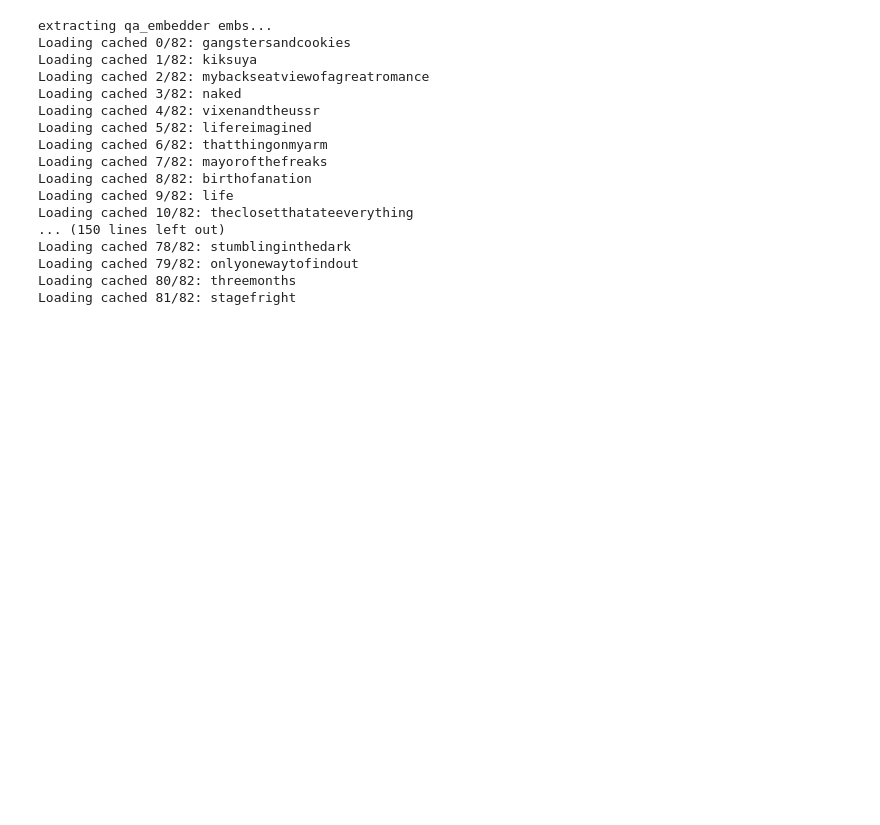
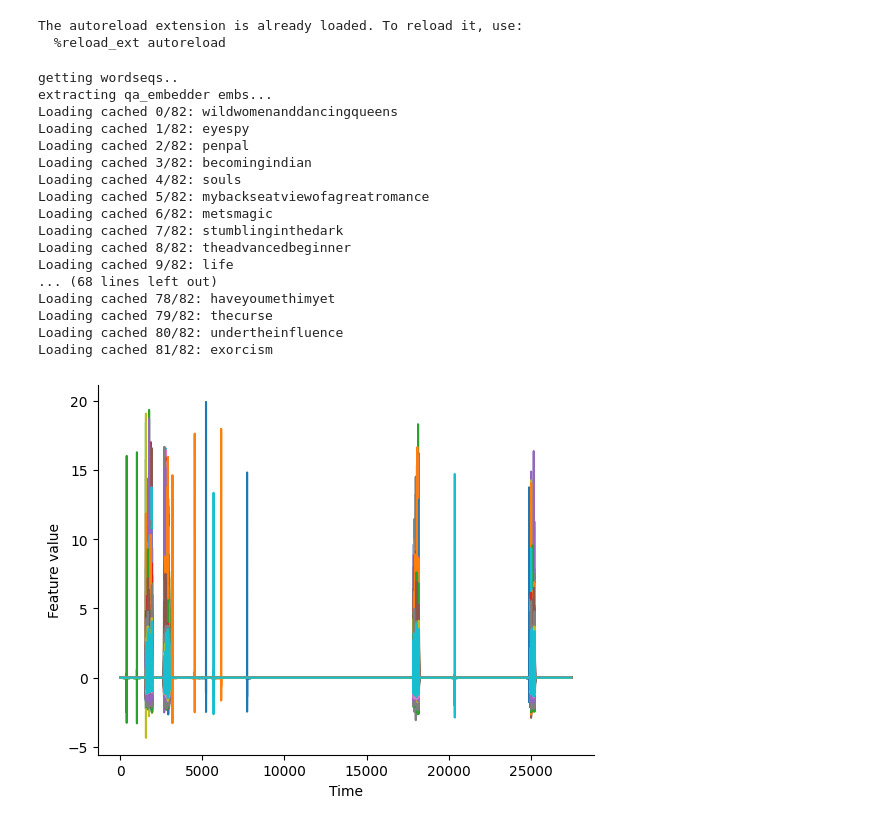
Before and after one commit to csinva/interpretable-embeddings, a Jupyter notebook: notebooks/04_explore_qs.ipynb, the cells around one changed output. Saved outputs shown, nothing was run; the diff lists cells and outputs as text; code cells hidden in the pictures; blank space fills up the shorter version.

```diff
--- a/notebooks/04_explore_qs.ipynb
+++ b/notebooks/04_explore_qs.ipynb
@@ -18,7 +18,12 @@ import encoding_utils
 import joblib
 from tqdm import tqdm
 import feature_spaces
+import dvu
+dvu.set_style()
 fit_encoding = __import__('01_fit_encoding')
+# %% [output]
+The autoreload extension is already loaded. To reload it, use:
+  %reload_ext autoreload
 # %%
 class A:
     use_test_setup = False
@@ -33,7 +39,7 @@ args = A()
 story_names_train, story_names_test = fit_encoding.get_story_names(args)
 # %%
 features_downsampled_list = []
-for qa_questions_version in ['v1', 'v2']:
+for qa_questions_version in ['v1']:
     # Features
     features_downsampled_dict = feature_spaces.get_features(
         args.feature_space,
@@ -48,21 +54,21 @@ for qa_questions_version in ['v1', 'v2']:
     features_downsampled_list.append(deepcopy(features_downsampled))
 features_downsampled_list = np.hstack(features_downsampled_list)
 # %% [output]
+getting wordseqs..
 extracting qa_embedder embs...
-Loading cached 0/82: gangstersandcookies
-Loading cached 1/82: kiksuya
-Loading cached 2/82: mybackseatviewofagreatromance
-Loading cached 3/82: naked
-Loading cached 4/82: vixenandtheussr
-Loading cached 5/82: lifereimagined
-Loading cached 6/82: thatthingonmyarm
-Loading cached 7/82: mayorofthefreaks
-Loading cached 8/82: birthofanation
+Loading cached 0/82: wildwomenanddancingqueens
+Loading cached 1/82: eyespy
+Loading cached 2/82: penpal
+Loading cached 3/82: becomingindian
+Loading cached 4/82: souls
+Loading cached 5/82: mybackseatviewofagreatromance
+Loading cached 6/82: metsmagic
+Loading cached 7/82: stumblinginthedark
+Loading cached 8/82: theadvancedbeginner
 Loading cached 9/82: life
-Loading cached 10/82: theclosetthatateeverything
-... (150 lines left out)
-Loading cached 78/82: stumblinginthedark
-Loading cached 79/82: onlyonewaytofindout
-Loading cached 80/82: threemonths
-Loading cached 81/82: stagefright
+... (68 lines left out)
+Loading cached 78/82: haveyoumethimyet
+Loading cached 79/82: thecurse
+Loading cached 80/82: undertheinfluence
+Loading cached 81/82: exorcism
 # %%
@@ -70,4 +76,12 @@ Loading cached 81/82: stagefright
 feats = features_downsampled_list.T
+# %%
+for i in range(300):
+    plt.plot(feats[i])
+plt.xlabel('Time')
+plt.ylabel('Feature value')
+plt.show()
+# %% [output]
+[figure, added]
 # %%
 corrs = np.corrcoef(feats)
 # set diagonal to nan
```
Also changed, not shown: parts of 5 cells of this notebook, 6 other files.
